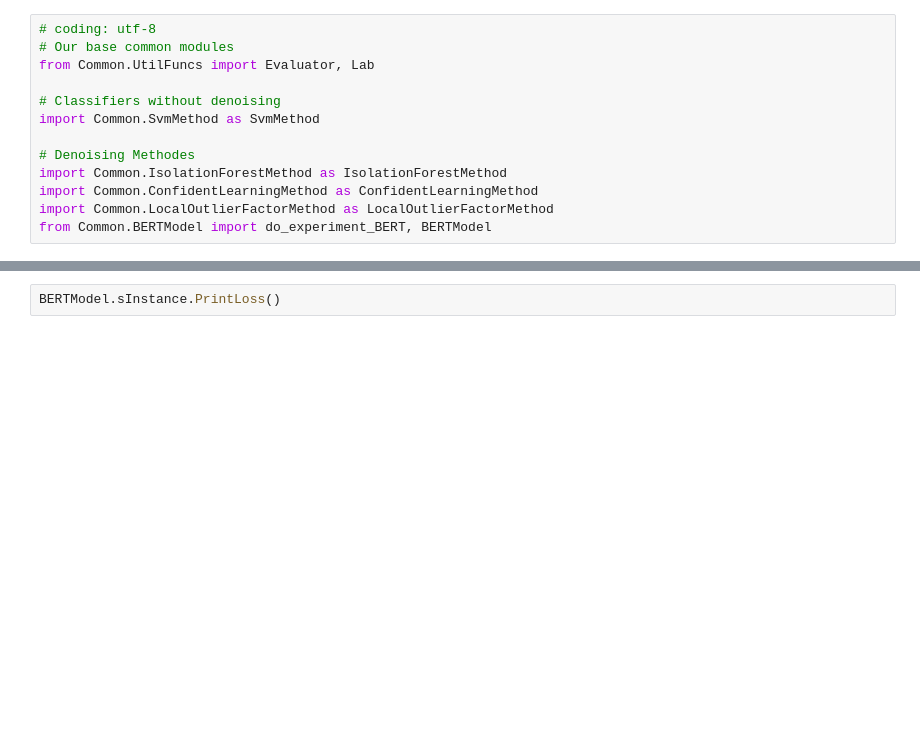
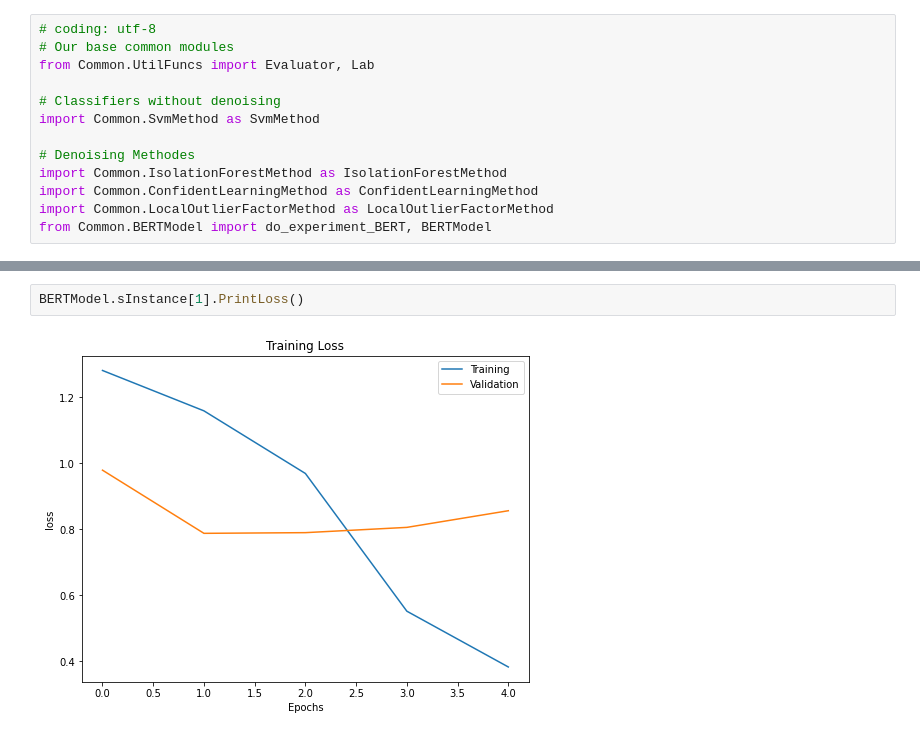
Before and after one commit to pnpdb/CS522-Project, a Jupyter notebook: NoiseEffcects.ipynb, the cells around one changed output, grey strips where cells are left out. Saved outputs shown, nothing was run; the diff lists cells and outputs as text; blank space fills up the shorter version.

```diff
--- a/NoiseEffcects.ipynb
+++ b/NoiseEffcects.ipynb
@@ -189,2 +256,4 @@ BERTModel.sInstance.PrintAccuracy()
 # %%
-BERTModel.sInstance.PrintLoss()
+BERTModel.sInstance[1].PrintLoss()
+# %% [output]
+[figure, added]
```
Also changed, not shown: parts of 9 cells of this notebook.
